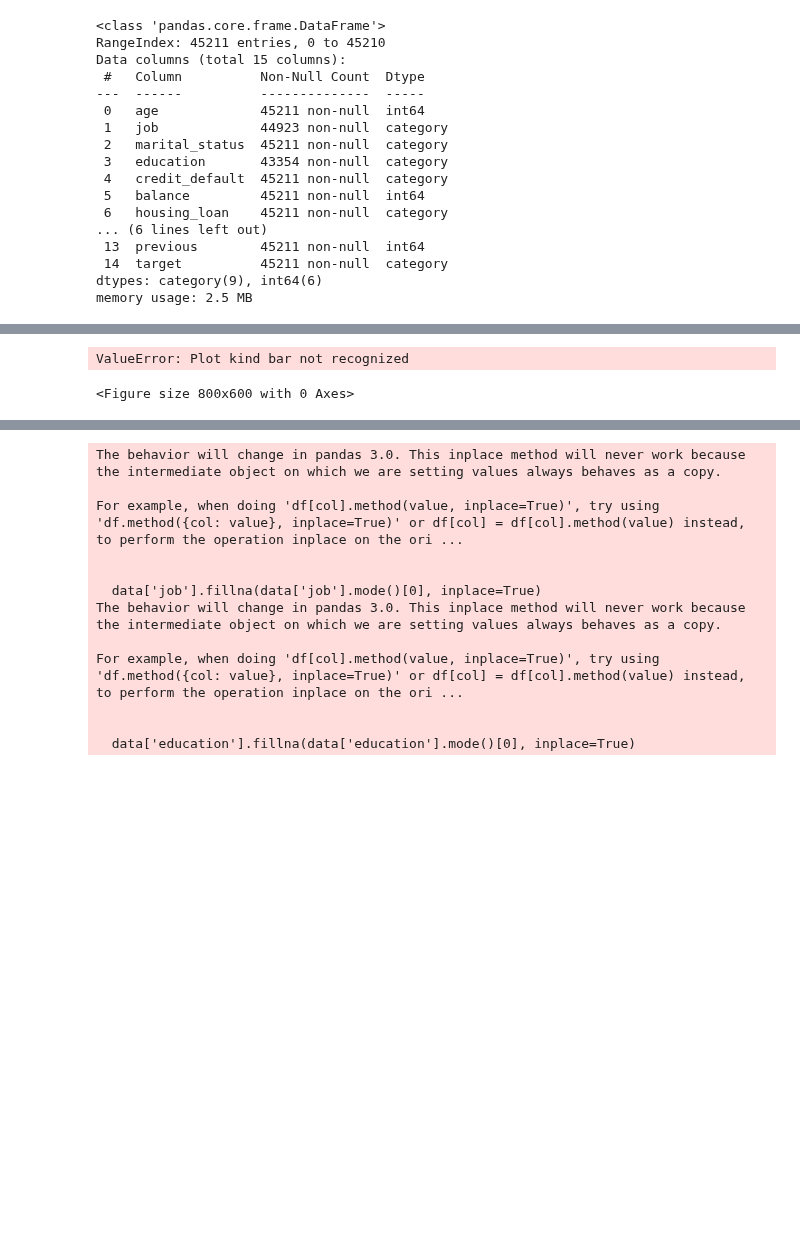
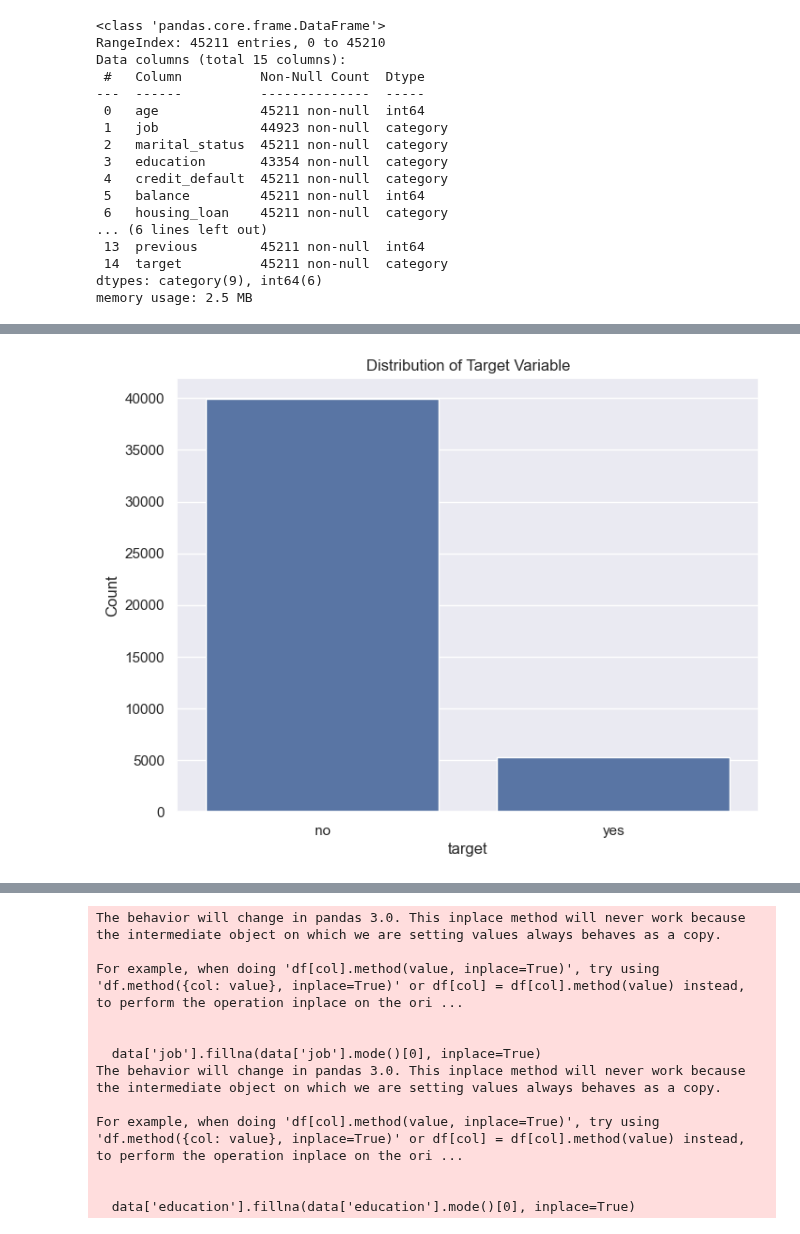
Before and after one commit to gublit/classifier, a Jupyter notebook: notebooks/bank.ipynb, the cells around one changed output, grey strips where cells are left out. Saved outputs shown, nothing was run; the diff lists cells and outputs as text; code cells hidden in the pictures; blank space fills up the shorter version.

```diff
--- a/notebooks/bank.ipynb
+++ b/notebooks/bank.ipynb
@@ -120,14 +120,12 @@ data.describe(include='all')
 # %%
 #Distribution plot of target variable
 plt.figure(figsize=(8, 6))
 sns.set_style('darkgrid')
-#data['target'].value_counts().plot(kind='bar')
-sns.relplot(x='target', y='count', data=data, kind='bar', height=6, aspect=2)
+sns.countplot(x='target', data=data)
 plt.title('Distribution of Target Variable')
 plt.xlabel('target')
 plt.ylabel('Count')
 plt.show()
 # %% [output]
-ValueError: Plot kind bar not recognized
-<Figure size 800x600 with 0 Axes>
+[figure, added]
 # %%
```
Also changed, not shown: parts of 1 cell of this notebook.
